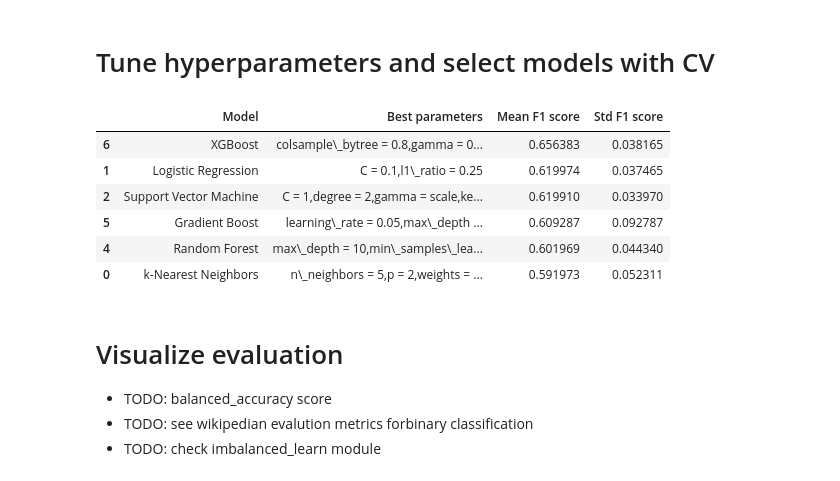
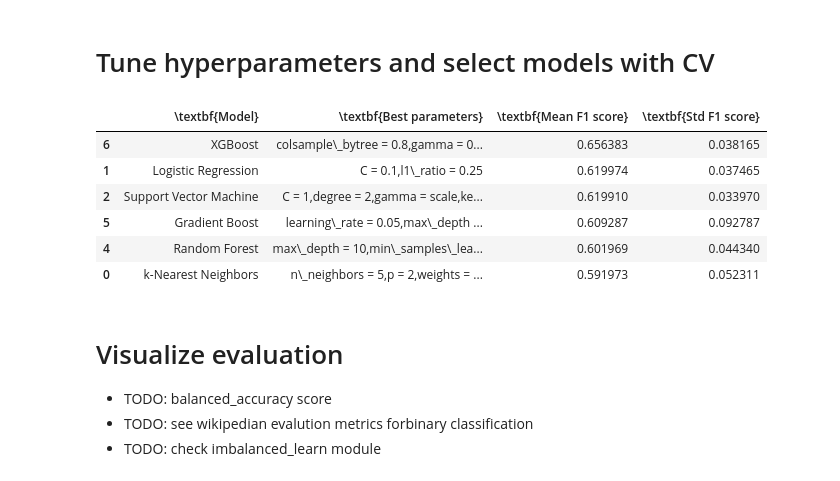
Before and after one commit to Vladislav-Antipin/DALAS-Project, a Jupyter notebook: notebooks/04-model_training.ipynb, the cells around one changed output. Cells and saved outputs as stored; diff of their text form; code cells hidden in the pictures.

```diff
--- a/notebooks/04-model_training.ipynb
+++ b/notebooks/04-model_training.ipynb
@@ -330,19 +330,25 @@ else:
 # %%
 # NOTE: attention to data leak, one must not choose the model based on test set
 # performance - it's cheating
 pretty_summary = summary_df.sort_values(by="mean_test_score", ascending=False).dropna()
 pretty_summary["params"] = pretty_summary["params"].apply( lambda params: ",".join([f"{k.split('__')[1]} = {v}" for k, v in params.items()]))
 pretty_summary["model"] = pretty_summary["model"].map(full_names)
-pretty_summary = pretty_summary.rename( columns = {"model": "Model","params":"Best parameters" ,"mean_test_score" : "Mean F1 score", "std_test_score": "Std F1 score"})
+pretty_summary["params"] = pretty_summary["params"].str.replace("_", r"\_", regex=False)
+pretty_summary = pretty_summary.rename( columns = {"model": "\\textbf{Model}","params":"\\textbf{Best parameters}" ,"mean_test_score" : "\\textbf{Mean F1 score}", "std_test_score": "\\textbf{Std F1 score}"})
 
-pretty_summary.iloc[:,[0,2,3]].to_latex(TAB_PATH + "model_comparison.tex",index=False, longtable=False, escape=False)
-pretty_summary["Best parameters"] = pretty_summary["Best parameters"].str.replace("_", r"\_", regex=False)
-pretty_summary.iloc[:,[0,1]].to_latex(TAB_PATH + "best_parameters.tex", index=False, longtable=False, escape=False, column_format="p{4cm} p{10cm}",)
+
+pretty_summary.iloc[:,[0,2,3]].to_latex(TAB_PATH + "model_comparison.tex",index=False,
+                                        longtable=False,
+                                        escape=False)
+
+pretty_summary.iloc[:,[0,1]].to_latex(TAB_PATH + "best_parameters.tex", index=False,
+                                      longtable=False, escape=False,
+                                      column_format="p{4cm} p{10cm}")
 
 # pretty_summary.to_latex(TAB_PATH + "model_comparison.tex", index=False, longtable=False, escape=True)
 pretty_summary
 # %% [output]
-|  | Model | Best parameters | Mean F1 score | Std F1 score |
+|  | \textbf{Model} | \textbf{Best parameters} | \textbf{Mean F1 score} | \textbf{Std F1 score} |
 | 6 | XGBoost | colsample\_bytree = 0.8,gamma = 0... | 0.656383 | 0.038165 |
 | 1 | Logistic Regression | C = 0.1,l1\_ratio = 0.25 | 0.619974 | 0.037465 |
 | 2 | Support Vector Machine | C = 1,degree = 2,gamma = scale,ke... | 0.619910 | 0.033970 |
```
Also changed, not shown: parts of 7 cells of this notebook, 23 other files.
